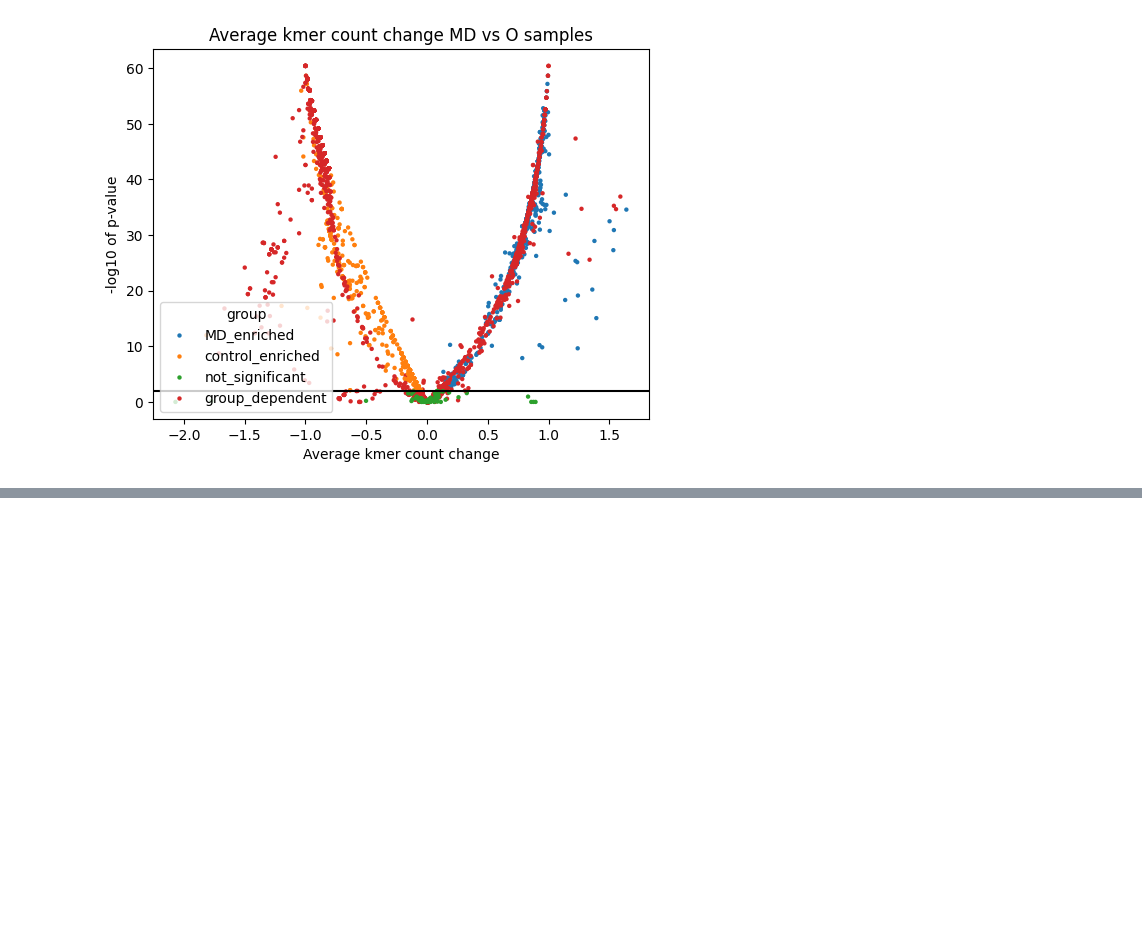
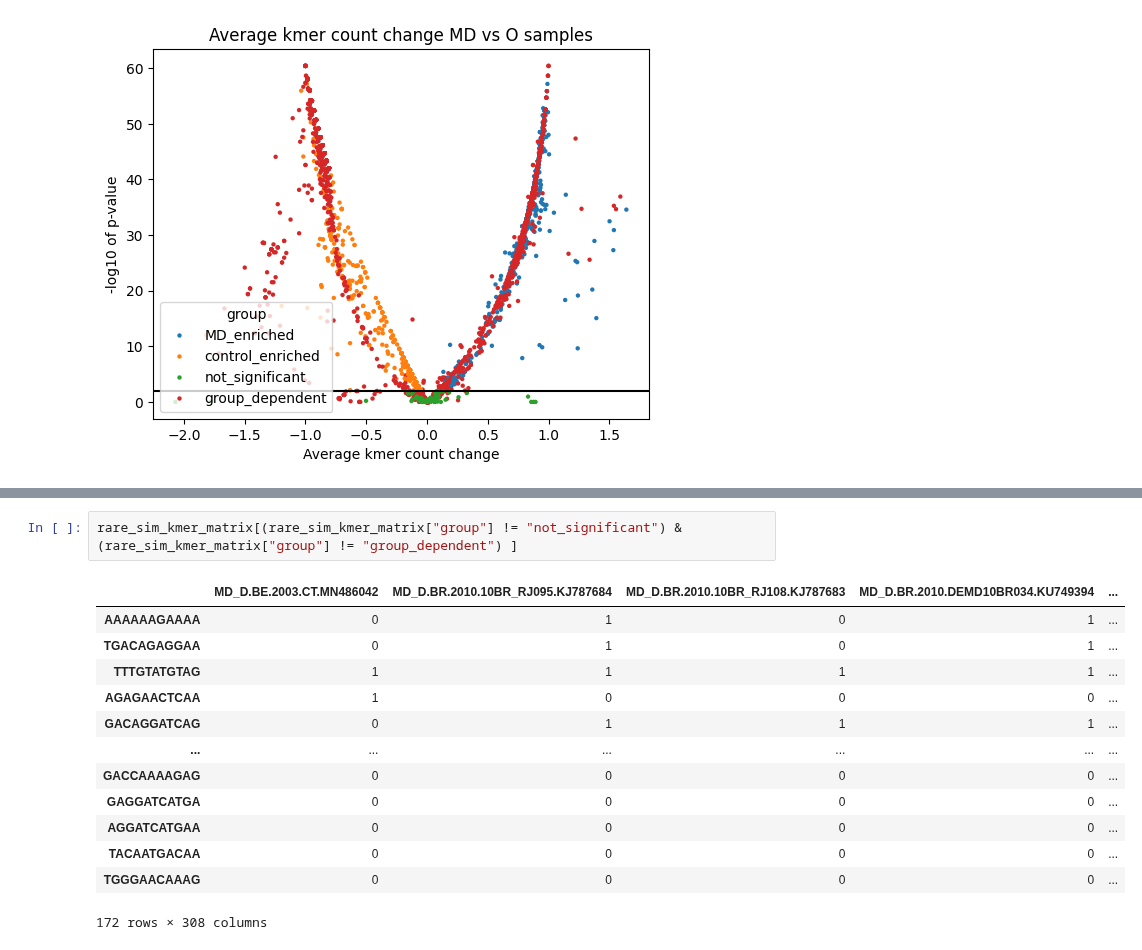
Before and after one commit to wis-janusz/PORT-EK2, a Jupyter notebook: notebooks/test_analysis.ipynb, the cells around one changed output, grey strips where cells are left out. Drawn from its saved outputs; the diff is of its cells as text; blank space fills up the shorter version.

```diff
--- a/notebooks/test_analysis.ipynb
+++ b/notebooks/test_analysis.ipynb
@@ -291,0 +377,16 @@ EdgeView([('GAAACCTTGTT', 'GATACCTTGTT'), ('GAAACCTTGTT', 'GAAACCCTGTT'), ('GAAA
+# %%
+rare_sim_kmer_matrix[(rare_sim_kmer_matrix["group"] != "not_significant") & (rare_sim_kmer_matrix["group"] != "group_dependent") ]
+# %% [output]
+|  | MD_D.BE.2003.CT.MN486042 | MD_D.BR.2010.10BR_RJ095.KJ787684 | MD_D.BR.2010.10BR_RJ108.KJ787683 | MD_D.BR.2010.DEMD10BR034.KU749394 | ... |
+| AAAAAAGAAAA | 0 | 1 | 0 | 1 | ... |
+| TGACAGAGGAA | 0 | 1 | 0 | 1 | ... |
+| TTTGTATGTAG | 1 | 1 | 1 | 1 | ... |
+| AGAGAACTCAA | 1 | 0 | 0 | 0 | ... |
+| GACAGGATCAG | 0 | 1 | 1 | 1 | ... |
+| ... | ... | ... | ... | ... | ... |
+| GACCAAAAGAG | 0 | 0 | 0 | 0 | ... |
+| GAGGATCATGA | 0 | 0 | 0 | 0 | ... |
+| AGGATCATGAA | 0 | 0 | 0 | 0 | ... |
+| TACAATGACAA | 0 | 0 | 0 | 0 | ... |
+| TGGGAACAAAG | 0 | 0 | 0 | 0 | ... |
+172 rows × 308 columns
```
Also changed, not shown: parts of 8 cells of this notebook.
